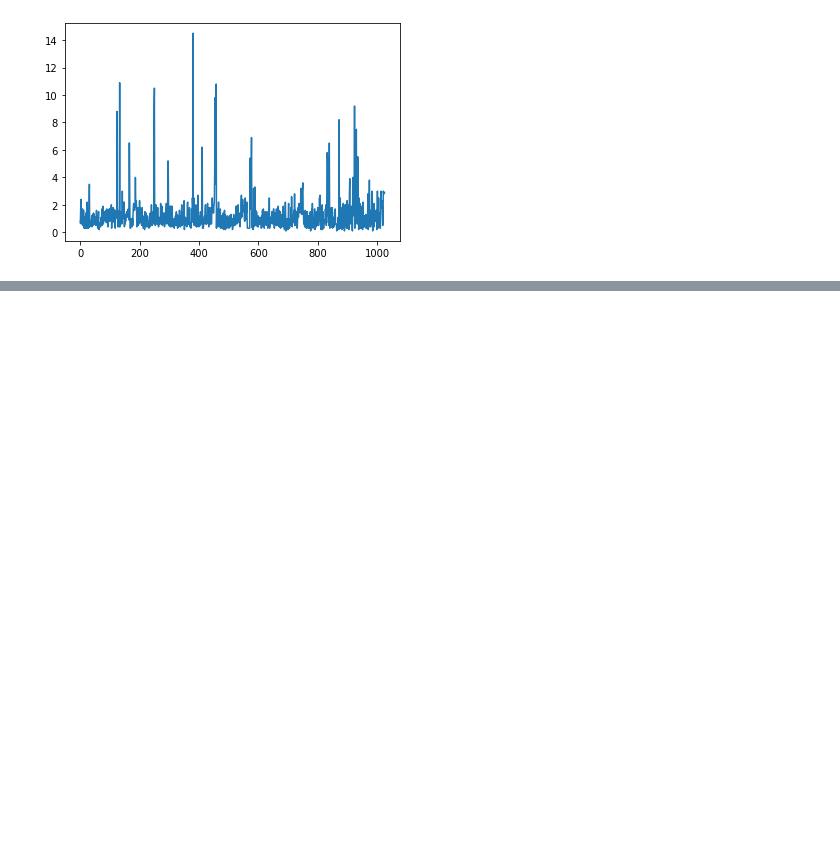
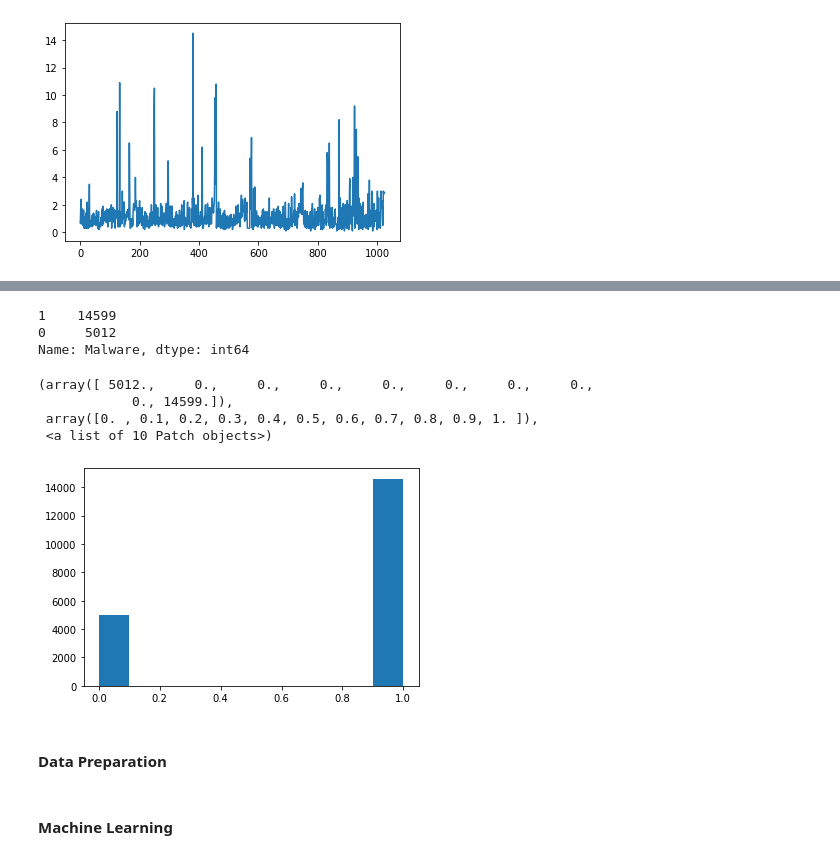
Before and after one commit to Circuito-io/ComponentEditor, a Jupyter notebook: F_22.ipynb, the cells around one changed output, grey strips where cells are left out. Saved outputs shown, nothing was run; the diff lists cells and outputs as text; code cells hidden in the pictures; blank space fills up the shorter version.

```diff
--- a/F_22.ipynb
+++ b/F_22.ipynb
@@ -143,0 +194,2 @@ tall_legendary_pokemons = dataset[ (dataset['height_m'] > 10) & (dataset['status
+# %%
+dataset = pandas.read_csv('https://raw.githubusercontent.com/elyesmanai/Datasets-for-ML-trainings/main/dataset_malwares.csv')
@@ -143,0 +211,5 @@ tall_legendary_pokemons = dataset[ (dataset['height_m'] > 10) & (dataset['status
+# %%
+# bch nfasakh Name khater lesemi dima titbadel w easy bch tghaltou in the future
+# inajem il model ya3mel overfitting 3al name de facon kol ma ira Virus Share i9olik malware
+# iwali meme pas irakez m3al be9i, just irakiz m3al name
+dataset.drop('Name',axis=1, inplace=True)
@@ -143,0 +225,17 @@ tall_legendary_pokemons = dataset[ (dataset['height_m'] > 10) & (dataset['status
+# %%
+dataset['Malware'].value_counts()
+# 1/4 of the data is not malware --> Class Imbalance
+# %% [output]
+1    14599
+0     5012
+Name: Malware, dtype: int64
+# %%
+plt.hist(dataset['Malware'])
+# Big class imabalance (1/4) wa laken  fi cas ta3 antivirus we want the model to be stronk
+# on the Malware (1) donc nkhaliwha for now haka
+# %% [output]
+(array([ 5012.,     0.,     0.,     0.,     0.,     0.,     0.,     0.,
+            0., 14599.]),
+ array([0. , 0.1, 0.2, 0.3, 0.4, 0.5, 0.6, 0.7, 0.8, 0.9, 1. ]),
+ <a list of 10 Patch objects>)
+[figure, added]
@@ -143,0 +245,2 @@ tall_legendary_pokemons = dataset[ (dataset['height_m'] > 10) & (dataset['status
+# %% [markdown]
+#### Data Preparation
@@ -143,0 +254,2 @@ tall_legendary_pokemons = dataset[ (dataset['height_m'] > 10) & (dataset['status
+# %% [markdown]
+#### Machine Learning
```
Also changed, not shown: parts of 45 cells of this notebook.
